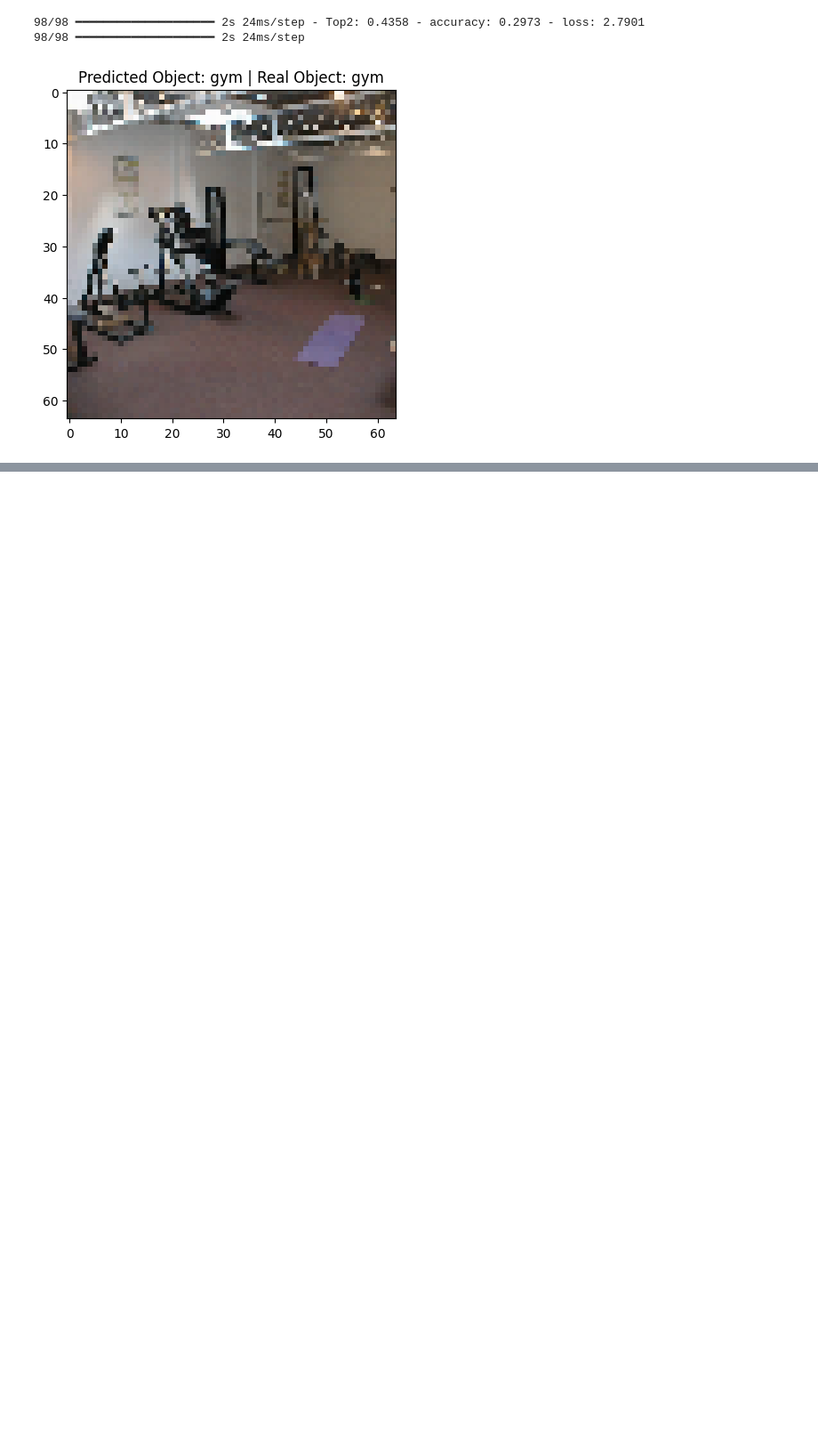
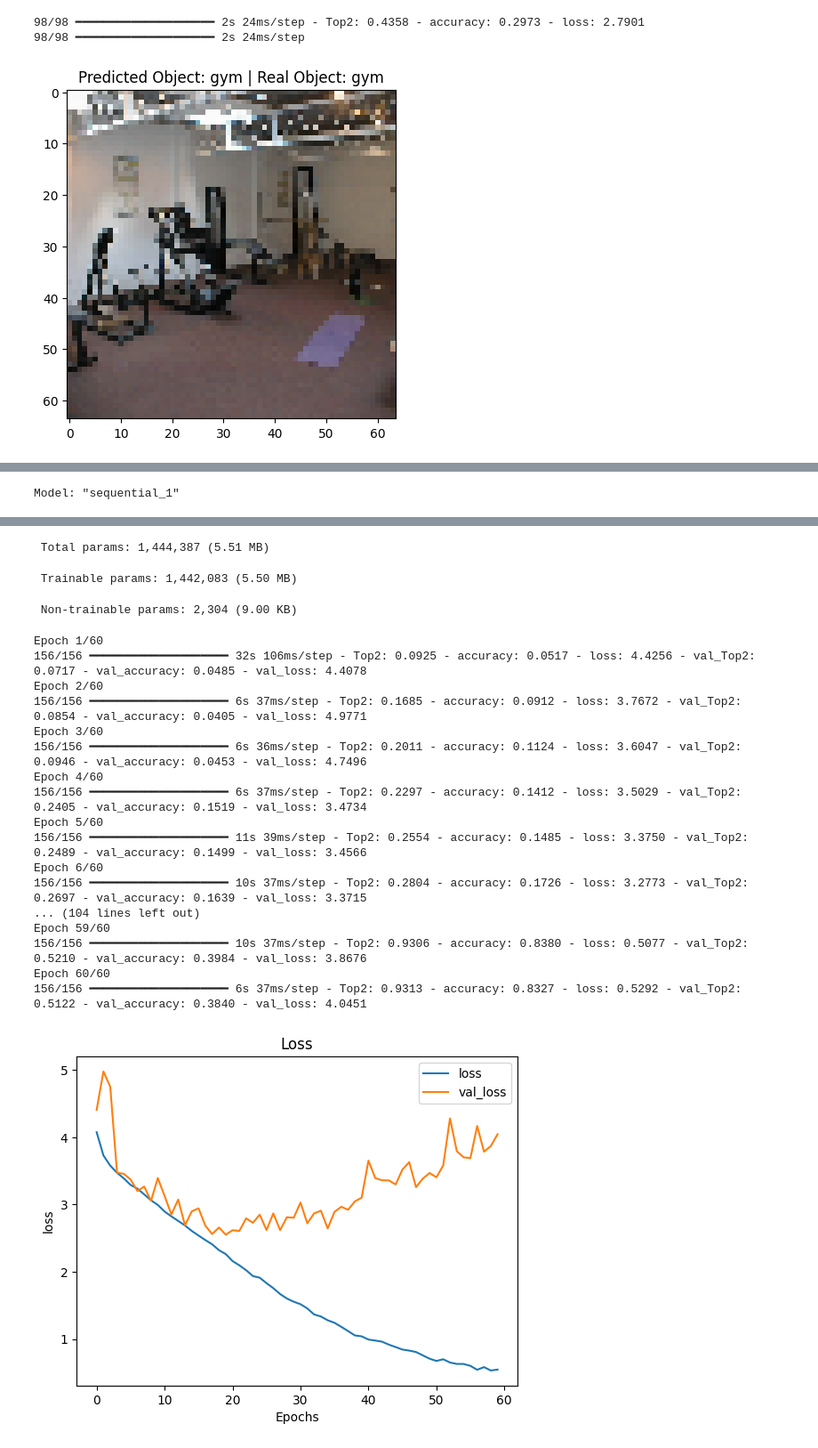
Before and after one commit to KlymentievMaksym/IntelOb, a Jupyter notebook: Lab3/Lab3_.ipynb, the cells around one changed output, grey strips where cells are left out. Shown at 89% size. Saved outputs shown, nothing was run; the diff lists cells and outputs as text; code cells hidden in the pictures; blank space fills up the shorter version.

```diff
--- a/Lab3/Lab3_.ipynb
+++ b/Lab3/Lab3_.ipynb
@@ -945,0 +943,57 @@ predict(model, 64, 30)
+# %%
+model2 = tf.keras.models.Sequential(
+    [
+        layers.Input(shape=(*size, 3)),
+
+        layers.Conv2D(32, (3, 3), activation='relu', padding='same'),
+        layers.BatchNormalization(),
+
+        layers.Conv2D(32, (3, 3), activation='relu', padding='same'),
+        layers.BatchNormalization(),
+
+        layers.MaxPooling2D(2, 2),
+
+        layers.Conv2D(64, (3, 3), activation='relu', padding='same'),
+        layers.BatchNormalization(),
+
+        layers.Conv2D(64, (3, 3), activation='relu', padding='same'),
+        layers.BatchNormalization(),
+
+        layers.Conv2D(64, (3, 3), activation='relu', padding='same'),
+        layers.BatchNormalization(),
+        layers.MaxPooling2D(2, 2),
+        layers.Dropout(0.3),
+
+        layers.Conv2D(128, (3, 3), activation='relu', padding='same'),
+        layers.BatchNormalization(),
+
+        layers.Conv2D(128, (3, 3), activation='relu', padding='same'),
+        layers.BatchNormalization(),
+
+        layers.Conv2D(128, (3, 3), activation='relu', padding='same'),
+        layers.BatchNormalization(),
+        layers.MaxPooling2D(4, 4),
+        layers.Dropout(0.4),
+
+        layers.Conv2D(256, (3, 3), activation='relu', padding='same'),
+        layers.BatchNormalization(),
+
+        layers.Conv2D(256, (3, 3), activation='relu', padding='same'),
+        layers.BatchNormalization(),
+
+        layers.MaxPooling2D(4, 4),
+
+        layers.Flatten(),
+        layers.Dense(256, activation='relu'),
+        layers.Dropout(0.5),
+        layers.Dense(y_test.shape[1], activation='softmax')
+    ]
+)
+
+model2.summary()
+model2.compile(optimizer=tf.keras.optimizers.Adam(learning_rate=0.001),
+              loss=tf.keras.losses.CategoricalCrossentropy(),
+              metrics=['accuracy', tf.keras.metrics.TopKCategoricalAccuracy(k=2, name="Top2")])
+predict(model2, 64, 60)
+# %% [output]
+Model: "sequential_1"
@@ -945,0 +1017,21 @@ predict(model, 64, 30)
+ Total params: 1,444,387 (5.51 MB)
+ Trainable params: 1,442,083 (5.50 MB)
+ Non-trainable params: 2,304 (9.00 KB)
+Epoch 1/60
+156/156 ━━━━━━━━━━━━━━━━━━━━ 32s 106ms/step - Top2: 0.0925 - accuracy: 0.0517 - loss: 4.4256 - val_Top2: 0.0717 - val_accuracy: 0.0485 - val_loss: 4.4078
+Epoch 2/60
+156/156 ━━━━━━━━━━━━━━━━━━━━ 6s 37ms/step - Top2: 0.1685 - accuracy: 0.0912 - loss: 3.7672 - val_Top2: 0.0854 - val_accuracy: 0.0405 - val_loss: 4.9771
+Epoch 3/60
+156/156 ━━━━━━━━━━━━━━━━━━━━ 6s 36ms/step - Top2: 0.2011 - accuracy: 0.1124 - loss: 3.6047 - val_Top2: 0.0946 - val_accuracy: 0.0453 - val_loss: 4.7496
+Epoch 4/60
+156/156 ━━━━━━━━━━━━━━━━━━━━ 6s 37ms/step - Top2: 0.2297 - accuracy: 0.1412 - loss: 3.5029 - val_Top2: 0.2405 - val_accuracy: 0.1519 - val_loss: 3.4734
+Epoch 5/60
+156/156 ━━━━━━━━━━━━━━━━━━━━ 11s 39ms/step - Top2: 0.2554 - accuracy: 0.1485 - loss: 3.3750 - val_Top2: 0.2489 - val_accuracy: 0.1499 - val_loss: 3.4566
+Epoch 6/60
+156/156 ━━━━━━━━━━━━━━━━━━━━ 10s 37ms/step - Top2: 0.2804 - accuracy: 0.1726 - loss: 3.2773 - val_Top2: 0.2697 - val_accuracy: 0.1639 - val_loss: 3.3715
+... (104 lines left out)
+Epoch 59/60
+156/156 ━━━━━━━━━━━━━━━━━━━━ 10s 37ms/step - Top2: 0.9306 - accuracy: 0.8380 - loss: 0.5077 - val_Top2: 0.5210 - val_accuracy: 0.3984 - val_loss: 3.8676
+Epoch 60/60
+156/156 ━━━━━━━━━━━━━━━━━━━━ 6s 37ms/step - Top2: 0.9313 - accuracy: 0.8327 - loss: 0.5292 - val_Top2: 0.5122 - val_accuracy: 0.3840 - val_loss: 4.0451
+[figure, added]
```
Also changed, not shown: parts of 13 cells of this notebook.
